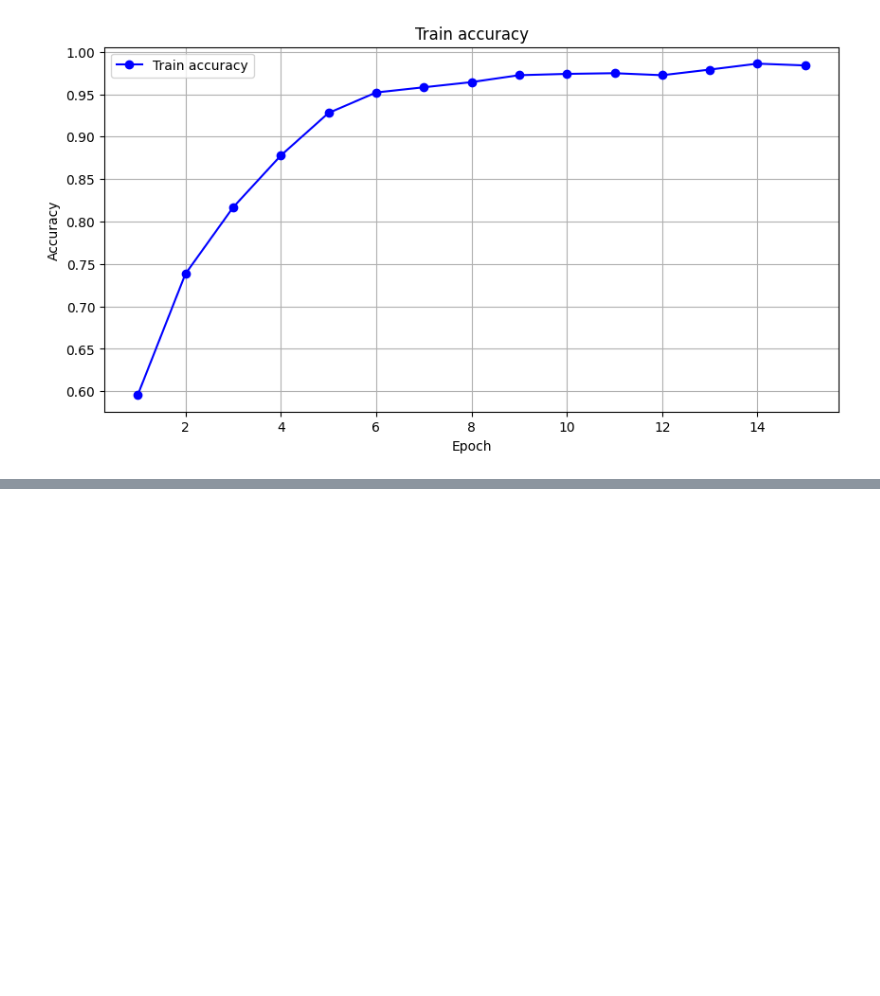
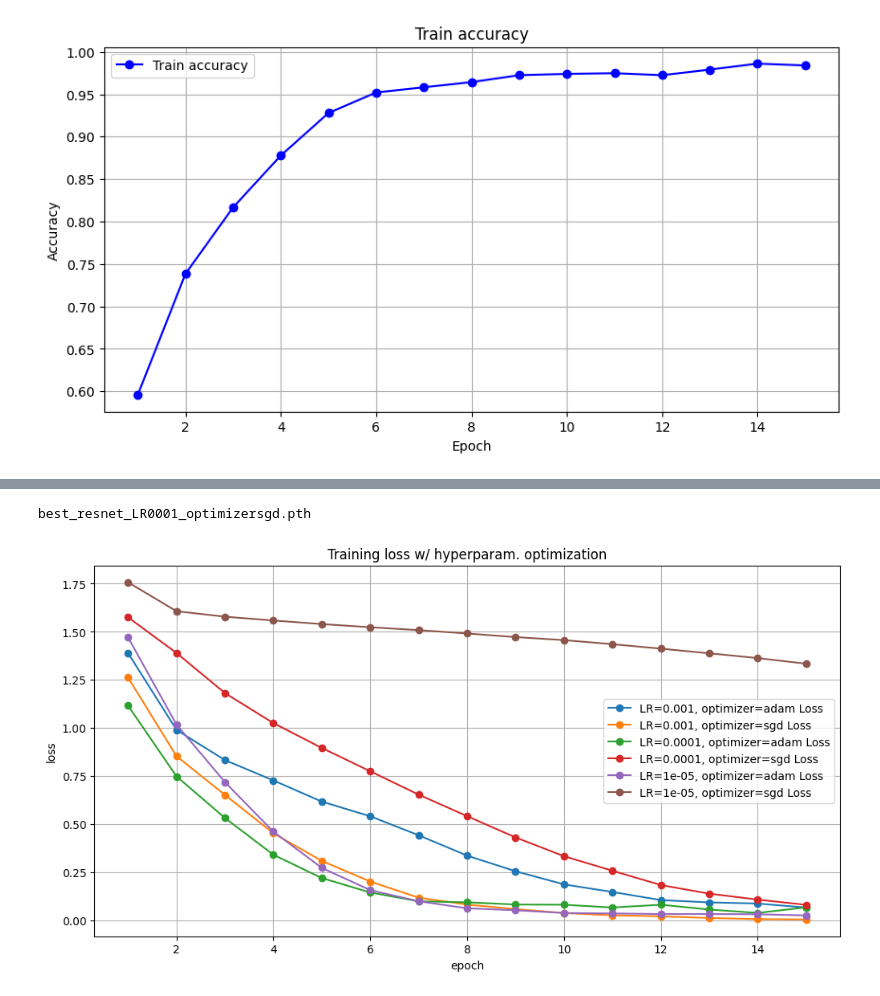
Before and after one commit to melindazhu/debias-emotion-recognition, a Jupyter notebook: baseline_emotion_classifier/baseline_emotion_classifier.ipynb, the cells around one changed output, grey strips where cells are left out. Saved outputs shown, nothing was run; the diff lists cells and outputs as text; code cells hidden in the pictures; blank space fills up the shorter version.

```diff
--- a/baseline_emotion_classifier/baseline_emotion_classifier.ipynb
+++ b/baseline_emotion_classifier/baseline_emotion_classifier.ipynb
@@ -360,0 +453,16 @@ plt.show()
+# %%
+print(best_model_filename)
+# %% [output]
+best_resnet_LR0001_optimizersgd.pth
+# %%
+plt.figure(figsize=(12, 6))
+for key, losses in all_train_losses.items():
+    plt.plot(range(1, len(losses) + 1), losses, marker='o', label=f"{key} Loss")
+plt.xlabel("epoch")
+plt.ylabel("loss")
+plt.title("Training loss w/ hyperparam. optimization")
+plt.legend()
+plt.grid(True)
+plt.show()
+# %% [output]
+[figure, added]
```
Also changed, not shown: parts of 15 cells of this notebook.
